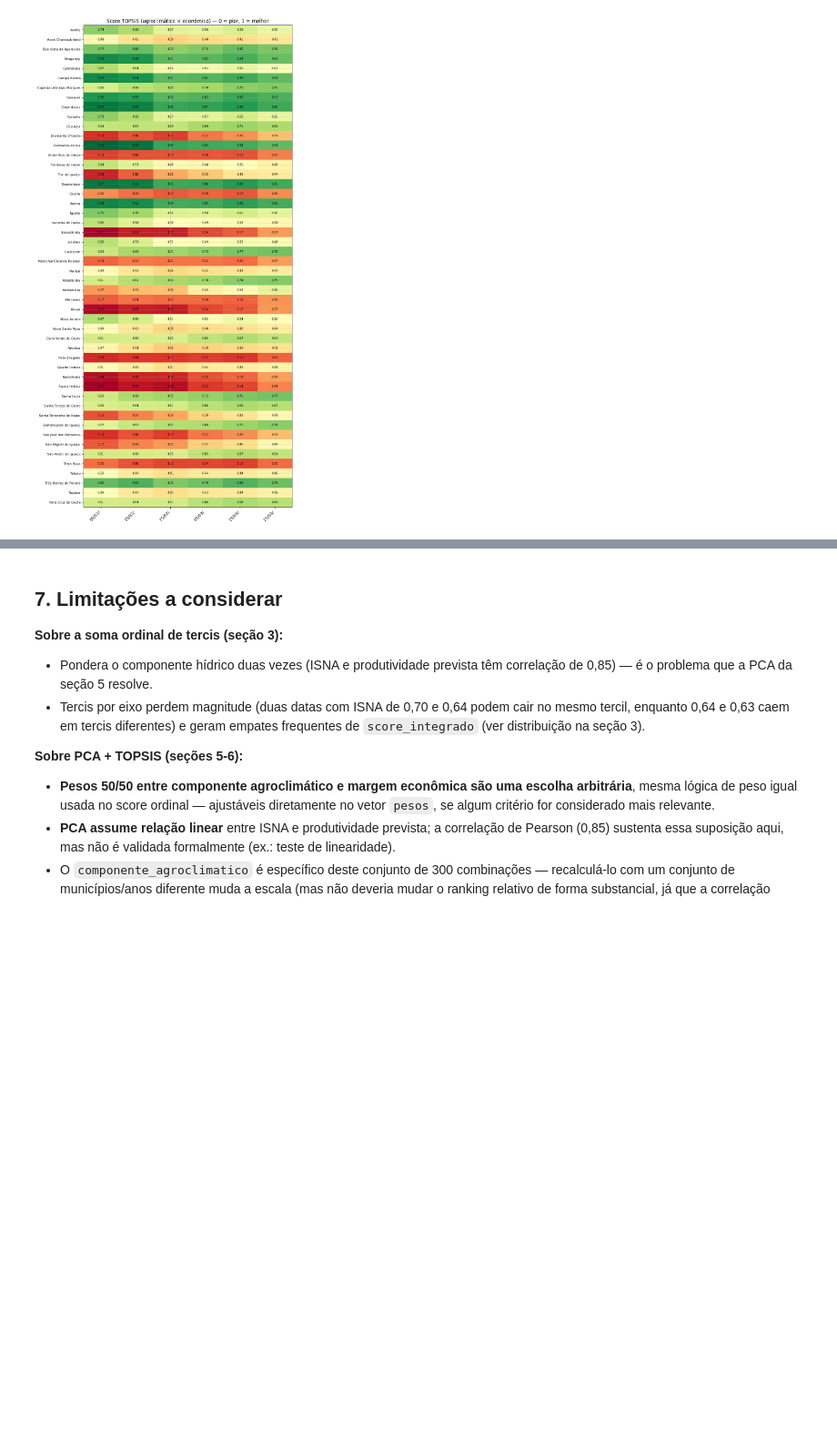
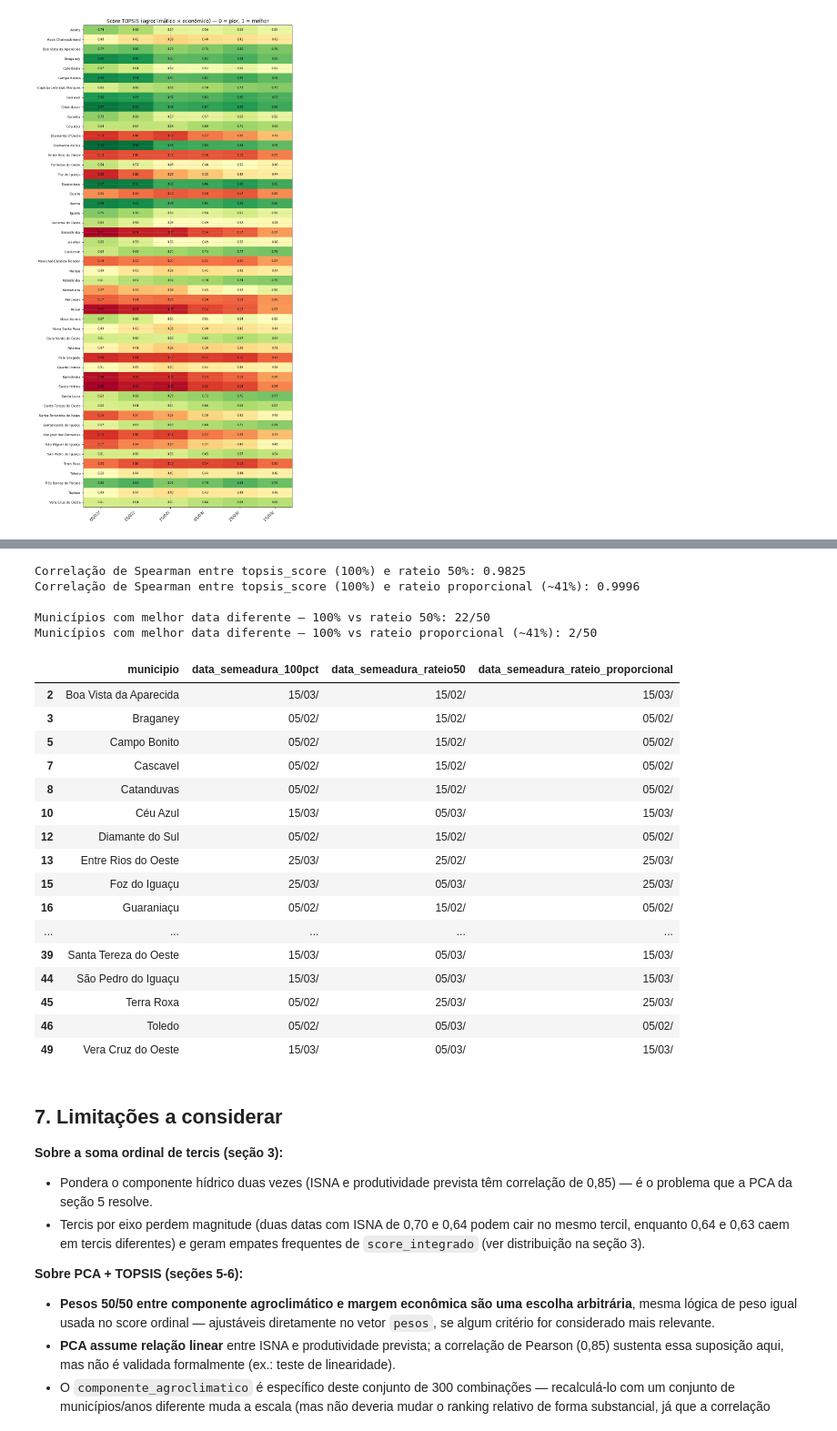
Before and after one commit to fcoliveira-utfpr/aquacrop_ml, a Jupyter notebook: 10_analise_integrada.ipynb, the cells around one changed output, grey strips where cells are left out. Shown at 91% size. Cells and saved outputs as stored; diff of their text form; code cells hidden in the pictures; blank space fills up the shorter version.

```diff
--- a/10_analise_integrada.ipynb
+++ b/10_analise_integrada.ipynb
@@ -427,3 +468,59 @@ plt.show()
+# %%
+corr_50 = stats.spearmanr(matriz_integrada["topsis_score"], matriz_integrada["topsis_score_rateio50"]).statistic
+corr_prop = stats.spearmanr(matriz_integrada["topsis_score"], matriz_integrada["topsis_score_rateio_proporcional"]).statistic
+
+print(f"Correlação de Spearman entre topsis_score (100%) e rateio 50%: {corr_50:.4f}")
+print(f"Correlação de Spearman entre topsis_score (100%) e rateio proporcional (~41%): {corr_prop:.4f}")
+
+melhor_data_rateio50 = (
+    matriz_integrada.sort_values(["municipio", "topsis_score_rateio50"], ascending=[True, False])
+    .groupby("municipio").first().reset_index()[["municipio", "data_semeadura"]]
+    .rename(columns={"data_semeadura": "data_semeadura_rateio50"})
+)
+melhor_data_rateio_proporcional = (
+    matriz_integrada.sort_values(["municipio", "topsis_score_rateio_proporcional"], ascending=[True, False])
+    .groupby("municipio").first().reset_index()[["municipio", "data_semeadura"]]
+    .rename(columns={"data_semeadura": "data_semeadura_rateio_proporcional"})
+)
+
+comparacao_rateio_topsis = (
+    melhor_data_topsis[["municipio", "data_semeadura"]]
+    .rename(columns={"data_semeadura": "data_semeadura_100pct"})
+    .merge(melhor_data_rateio50, on="municipio")
+    .merge(melhor_data_rateio_proporcional, on="municipio")
+)
+
+mudou_50 = (comparacao_rateio_topsis["data_semeadura_100pct"] != comparacao_rateio_topsis["data_semeadura_rateio50"]).sum()
+mudou_prop = (comparacao_rateio_topsis["data_semeadura_100pct"] != comparacao_rateio_topsis["data_semeadura_rateio_proporcional"]).sum()
+
+print(f"\nMunicípios com melhor data diferente — 100% vs rateio 50%: {mudou_50}/50")
+print(f"Municípios com melhor data diferente — 100% vs rateio proporcional (~41%): {mudou_prop}/50")
+
+comparacao_rateio_topsis.to_csv("melhor_data_semeadura_topsis_sensibilidade_rateio.csv", index=False, encoding="utf-8-sig")
+comparacao_rateio_topsis[comparacao_rateio_topsis["data_semeadura_100pct"] != comparacao_rateio_topsis["data_semeadura_rateio50"]]
+# %% [output]
+Correlação de Spearman entre topsis_score (100%) e rateio 50%: 0.9825
+Correlação de Spearman entre topsis_score (100%) e rateio proporcional (~41%): 0.9996
+
+Municípios com melhor data diferente — 100% vs rateio 50%: 22/50
+Municípios com melhor data diferente — 100% vs rateio proporcional (~41%): 2/50
+|  | municipio | data_semeadura_100pct | data_semeadura_rateio50 | data_semeadura_rateio_proporcional |
+| 2 | Boa Vista da Aparecida | 15/03/ | 15/02/ | 15/03/ |
+| 3 | Braganey | 05/02/ | 15/02/ | 05/02/ |
+| 5 | Campo Bonito | 05/02/ | 15/02/ | 05/02/ |
+| 7 | Cascavel | 05/02/ | 15/02/ | 05/02/ |
+| 8 | Catanduvas | 05/02/ | 15/02/ | 05/02/ |
+| 10 | Céu Azul | 15/03/ | 05/03/ | 15/03/ |
+| 12 | Diamante do Sul | 05/02/ | 15/02/ | 05/02/ |
+| 13 | Entre Rios do Oeste | 25/03/ | 25/02/ | 25/03/ |
+| 15 | Foz do Iguaçu | 25/03/ | 05/03/ | 25/03/ |
+| 16 | Guaraniaçu | 05/02/ | 15/02/ | 05/02/ |
+| ... | ... | ... | ... | ... |
+| 39 | Santa Tereza do Oeste | 15/03/ | 05/03/ | 15/03/ |
+| 44 | São Pedro do Iguaçu | 15/03/ | 05/03/ | 15/03/ |
+| 45 | Terra Roxa | 05/02/ | 25/03/ | 25/03/ |
+| 46 | Toledo | 05/02/ | 05/03/ | 05/02/ |
+| 49 | Vera Cruz do Oeste | 15/03/ | 05/03/ | 15/03/ |
 # %% [markdown]
 ## 7. Limitações a considerar
 
```
Also changed, not shown: parts of 5 cells of this notebook, 13 other files.
